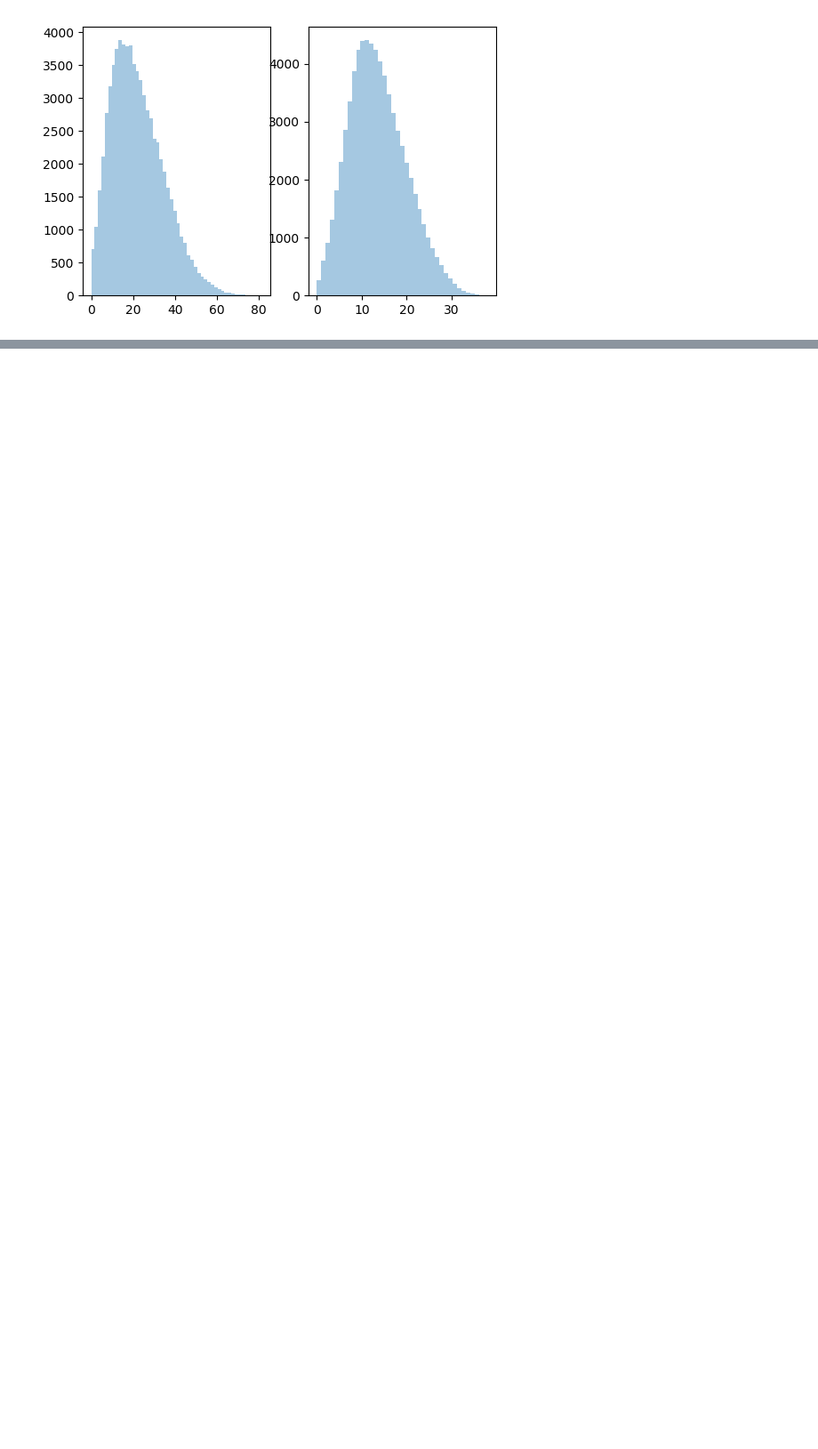
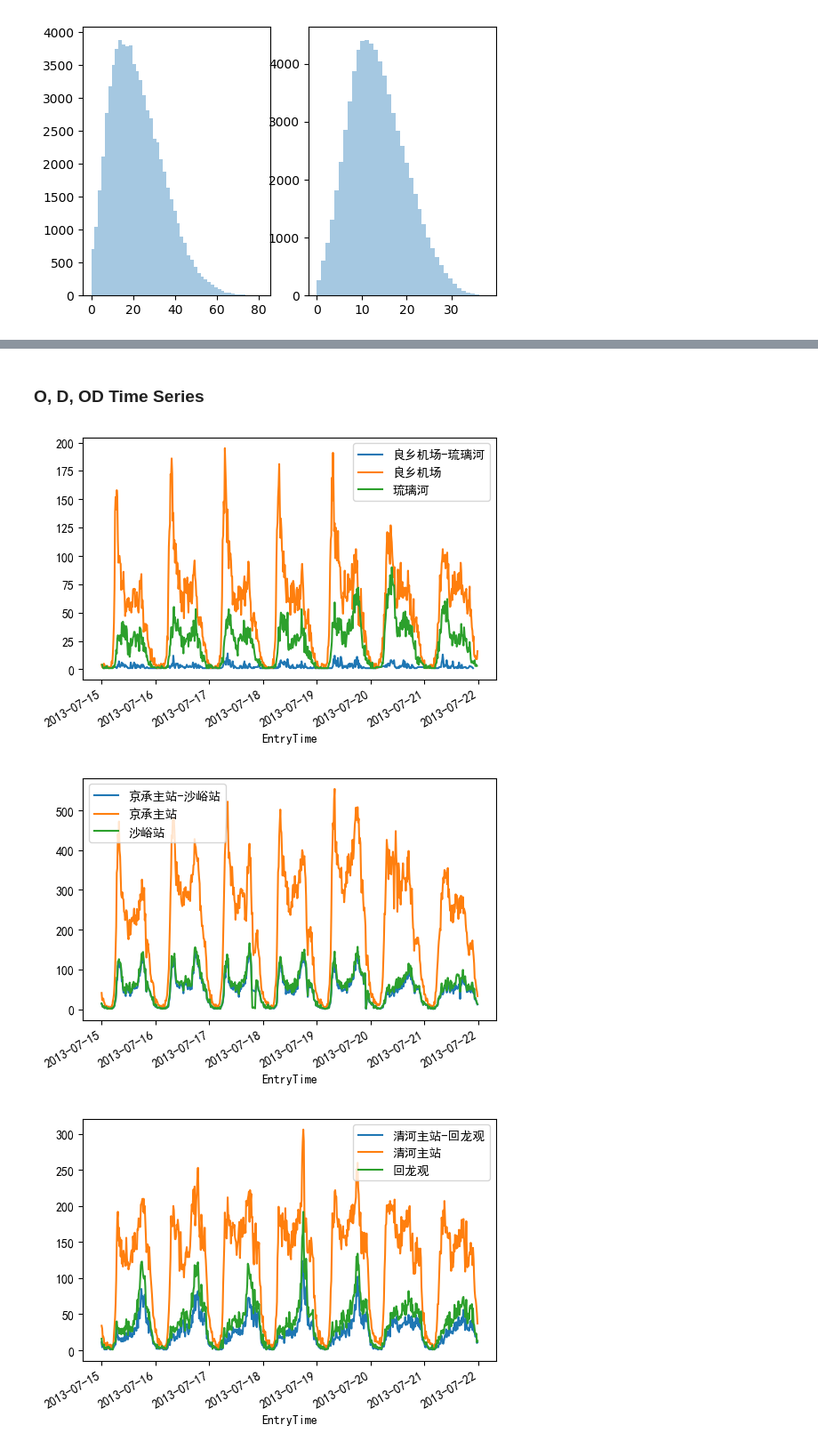
Before and after one commit to shawnwan47/ST_Attention, a Jupyter notebook: explore.ipynb, the cells around one changed output, grey strips where cells are left out. Shown: that part at 89% size. Saved outputs shown, nothing was run; the diff lists cells and outputs as text; code cells hidden in the pictures; blank space fills up the shorter version.

```diff
--- a/explore.ipynb
+++ b/explore.ipynb
@@ -40,0 +30,3 @@ for dataset in ['LA', 'BJ_metro', 'BJ_highway']:
+# %%
+flow = bjh.load_ts().sum()
+type(flow)
@@ -145,0 +138,22 @@ for loader in [la, bjm, bjh]:
+# %%
+
+def get_week_index(od):
+    datetime = od.index.levels[0]
+    return datetime[datetime.weekofyear == (datetime.weekofyear[0] + 2)]
+
+def od_asfreq(od, freq):
+    names = od.index.names
+    datetime_group = pd.Grouper(level=names[0], freq=freq)
+    od_freq = od.groupby([datetime_group, names[1], names[2]]).sum()
+    return od_freq
+# %%
+od = bjh.load_ts_od()
+od = od_asfreq(od, '15min')
+idx = get_week_index(od)
+od = od.loc[list(idx)]
+# %%
+station = bjh.load_node()
+for col, val in zip(odsum.columns, odsum.max().values):
+    row = odsum.index[odsum[col] == val][0]
+    if val > np.mean(odsum.max().values):
+        print(row, station.name.loc[row], col, station.name.loc[col], val)
@@ -145,0 +178,20 @@ for loader in [la, bjm, bjh]:
+# %% [markdown]
+### O, D, OD Time Series
+# %%
+ods = [[51, 54], [68, 70], [511, 515], [877, 887], [68, 920], [56, 942]]
+for o, d in ods:
+    plt.figure()
+    o_name = station.name.loc[o]
+    d_name = station.name.loc[d]
+    od_series = od[:, o, d]
+    o_series = od[:, o].groupby('EntryTime').sum()
+    d_series = od[:, :, d].groupby('EntryTime').sum()
+    od_series.plot(label=o_name + '-' + d_name)
+    o_series.plot(label=o_name)
+    d_series.plot(label=d_name)
+    plt.legend()
+    plt.show()
+# %% [output]
+[figure, added]
+[figure, added]
+[figure, added]
```
Also changed, not shown: parts of 19 cells of this notebook, 3 other files.
